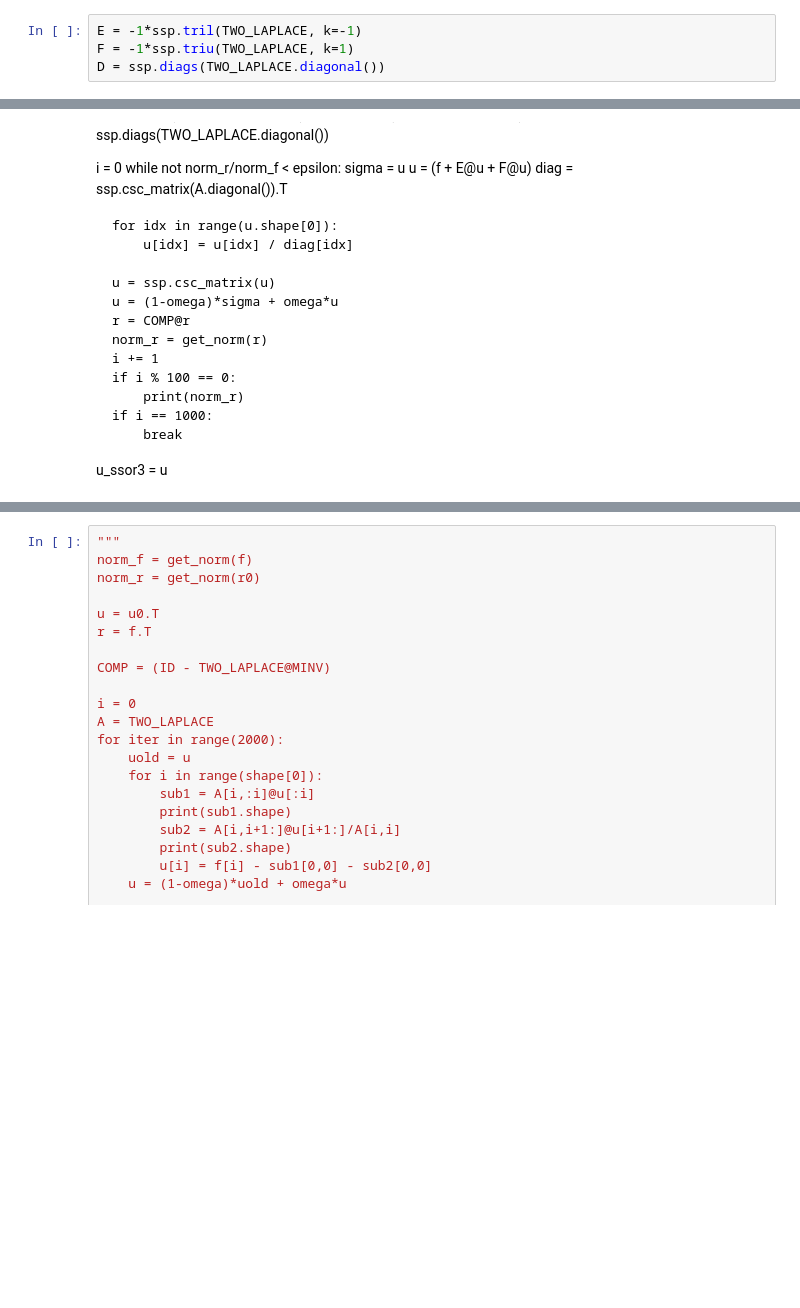
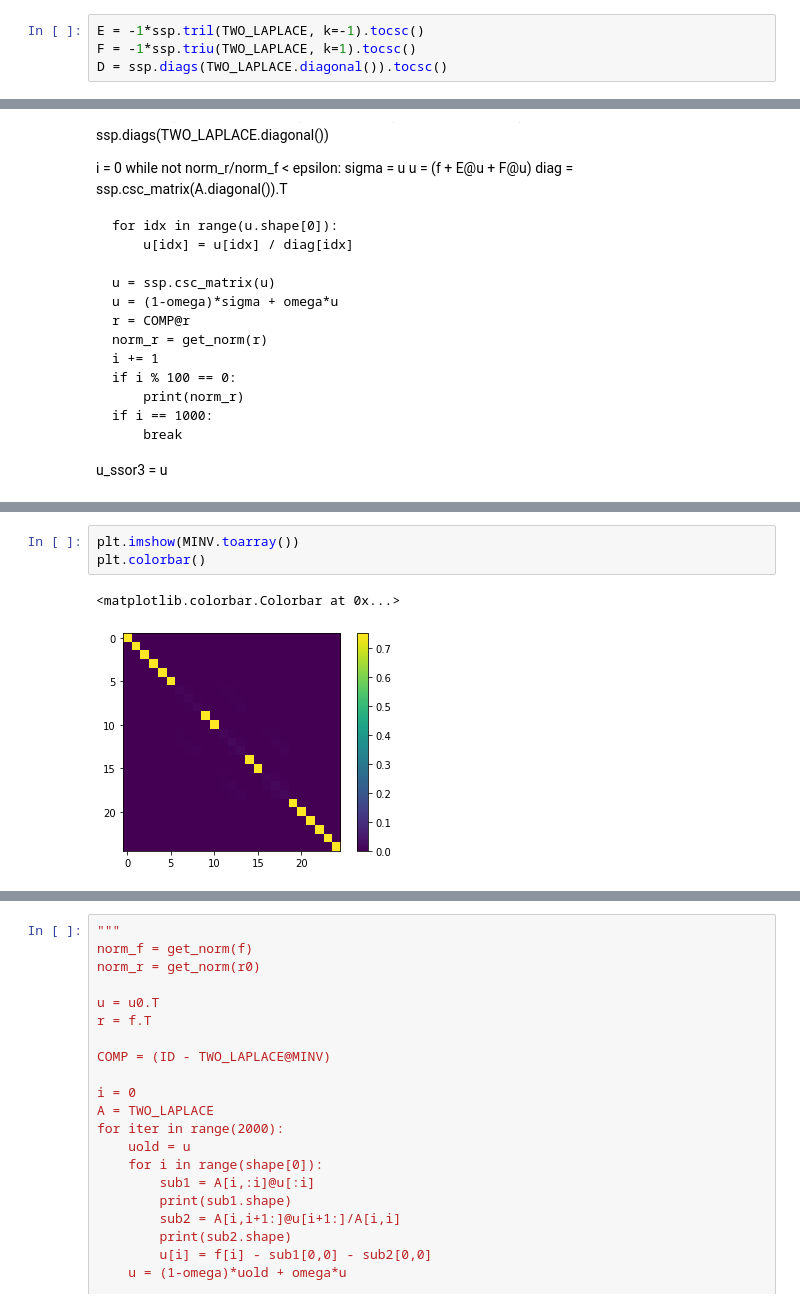
Before and after one commit to SangersJeroen/WI4201, a Jupyter notebook: tensor.ipynb, the cells around one changed output, grey strips where cells are left out. Saved outputs shown, nothing was run; the diff lists cells and outputs as text; blank space fills up the shorter version.

```diff
--- a/tensor.ipynb
+++ b/tensor.ipynb
@@ -552,9 +540,9 @@ fillratio2 = nnzC2 / nnzA2
 
 print(fill_ratio, fillratio2)
 # %%
-E = -1*ssp.tril(TWO_LAPLACE, k=-1)
-F = -1*ssp.triu(TWO_LAPLACE, k=1)
-D = ssp.diags(TWO_LAPLACE.diagonal())
+E = -1*ssp.tril(TWO_LAPLACE, k=-1).tocsc()
+F = -1*ssp.triu(TWO_LAPLACE, k=1).tocsc()
+D = ssp.diags(TWO_LAPLACE.diagonal()).tocsc()
 # %%
 plt.imshow(E.toarray())
 plt.colorbar()
@@ -711,0 +725,6 @@ len(r_norms)
+# %%
+plt.imshow(MINV.toarray())
+plt.colorbar()
+# %% [output]
+<matplotlib.colorbar.Colorbar at 0x...>
+[figure, added]
```
Also changed, not shown: parts of 42 cells of this notebook, 23 other files.
